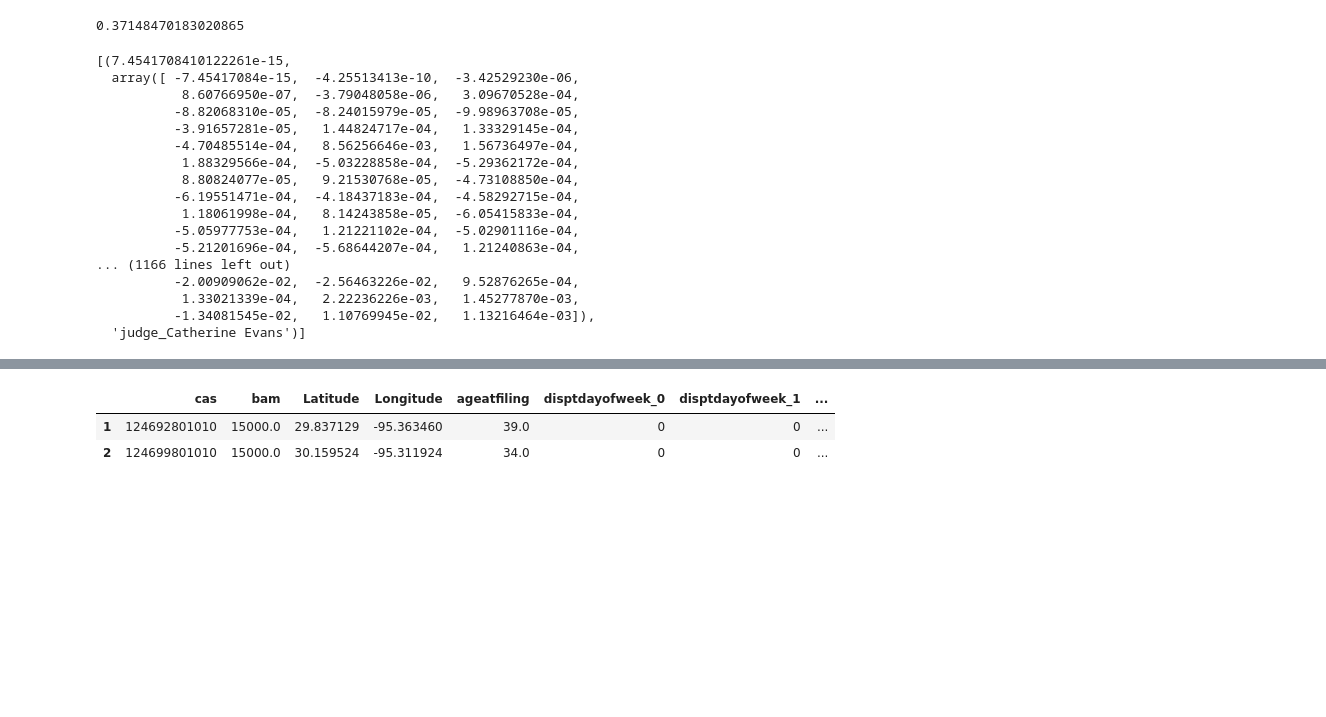
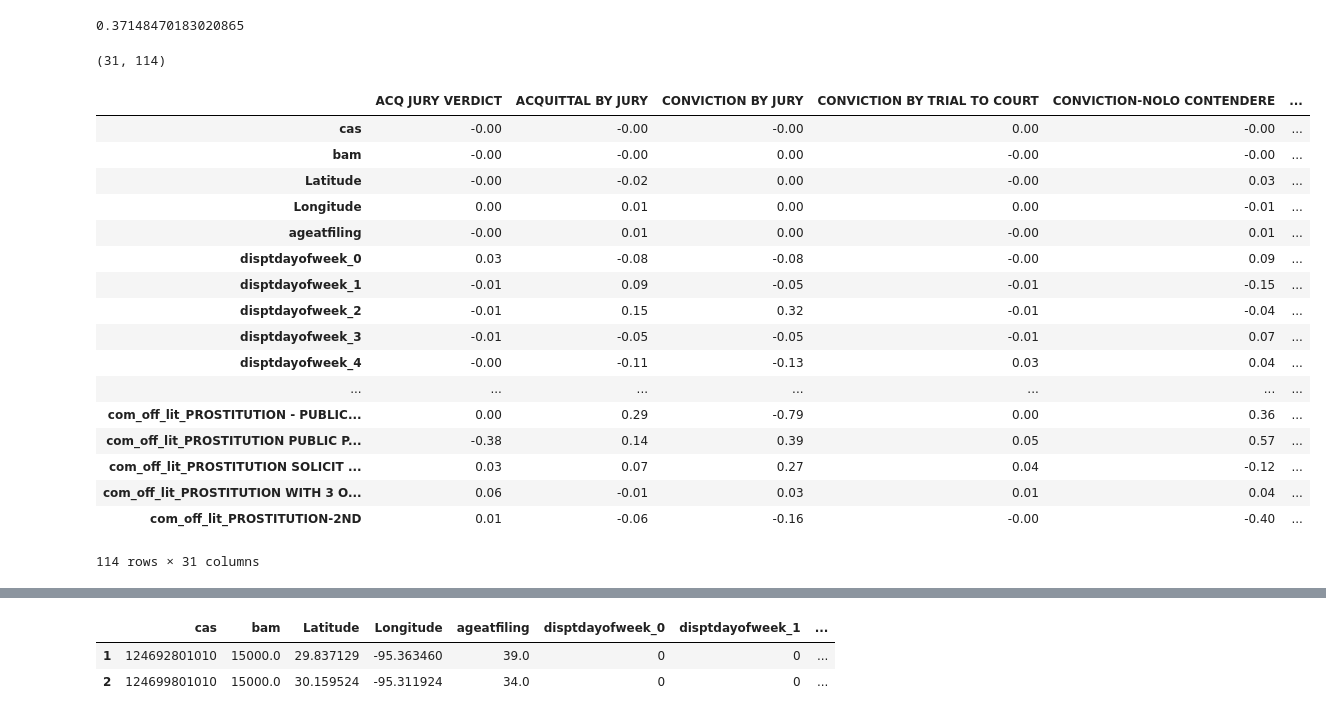
Before and after one commit to circushaase/harriscriminalcourt, a Jupyter notebook: Prostitution.ipynb, the cells around one changed output, grey strips where cells are left out. Saved outputs shown, nothing was run; the diff lists cells and outputs as text; code cells hidden in the pictures; blank space fills up the shorter version.

Commit message:
Update notebook with coef df

```diff
--- a/Prostitution.ipynb
+++ b/Prostitution.ipynb
@@ -172,23 +172,33 @@ reg.score(X_train, y_train)
 reg.score(X_test, y_test)
 # %% [output]
 0.37148470183020865
+# %%
+reg.coef_.shape
+# %% [output]
+(31, 114)
 # %%
-sorted(zip(np.abs(reg.coef_.ravel()), reg.coef_, X_train.columns))
+#pd.DataFrame(sorted(zip(np.abs(reg.coef_.ravel()), reg.coef_.ravel(), X_train.columns), reverse=True)).round(3)*100
-# %% [output]
-[(7.4541708410122261e-15,
-  array([ -7.45417084e-15,  -4.25513413e-10,  -3.42529230e-06,
-           8.60766950e-07,  -3.79048058e-06,   3.09670528e-04,
-          -8.82068310e-05,  -8.24015979e-05,  -9.98963708e-05,
-          -3.91657281e-05,   1.44824717e-04,   1.33329145e-04,
-          -4.70485514e-04,   8.56256646e-03,   1.56736497e-04,
-           1.88329566e-04,  -5.03228858e-04,  -5.29362172e-04,
-           8.80824077e-05,   9.21530768e-05,  -4.73108850e-04,
-          -6.19551471e-04,  -4.18437183e-04,  -4.58292715e-04,
-           1.18061998e-04,   8.14243858e-05,  -6.05415833e-04,
-          -5.05977753e-04,   1.21221102e-04,  -5.02901116e-04,
-          -5.21201696e-04,  -5.68644207e-04,   1.21240863e-04,
-... (1166 lines left out)
-          -2.00909062e-02,  -2.56463226e-02,   9.52876265e-04,
-           1.33021339e-04,   2.22236226e-03,   1.45277870e-03,
-          -1.34081545e-02,   1.10769945e-02,   1.13216464e-03]),
-  'judge_Catherine Evans')]
+# %%
+df =pd.DataFrame(reg.coef_, columns = X_train.columns, index=y_train.columns).round(4)*100
+# %%
+df = df.T
+df
+# %% [output]
+|  | ACQ JURY VERDICT | ACQUITTAL BY JURY | CONVICTION BY JURY | CONVICTION BY TRIAL TO COURT | CONVICTION-NOLO CONTENDERE | ... |
+| cas | -0.00 | -0.00 | -0.00 | 0.00 | -0.00 | ... |
+| bam | -0.00 | -0.00 | 0.00 | -0.00 | -0.00 | ... |
+| Latitude | -0.00 | -0.02 | 0.00 | -0.00 | 0.03 | ... |
+| Longitude | 0.00 | 0.01 | 0.00 | 0.00 | -0.01 | ... |
+| ageatfiling | -0.00 | 0.01 | 0.00 | -0.00 | 0.01 | ... |
+| disptdayofweek_0 | 0.03 | -0.08 | -0.08 | -0.00 | 0.09 | ... |
+| disptdayofweek_1 | -0.01 | 0.09 | -0.05 | -0.01 | -0.15 | ... |
+| disptdayofweek_2 | -0.01 | 0.15 | 0.32 | -0.01 | -0.04 | ... |
+| disptdayofweek_3 | -0.01 | -0.05 | -0.05 | -0.01 | 0.07 | ... |
+| disptdayofweek_4 | -0.00 | -0.11 | -0.13 | 0.03 | 0.04 | ... |
+| ... | ... | ... | ... | ... | ... | ... |
+| com_off_lit_PROSTITUTION - PUBLIC... | 0.00 | 0.29 | -0.79 | 0.00 | 0.36 | ... |
+| com_off_lit_PROSTITUTION PUBLIC P... | -0.38 | 0.14 | 0.39 | 0.05 | 0.57 | ... |
+| com_off_lit_PROSTITUTION SOLICIT ... | 0.03 | 0.07 | 0.27 | 0.04 | -0.12 | ... |
+| com_off_lit_PROSTITUTION WITH 3 O... | 0.06 | -0.01 | 0.03 | 0.01 | 0.04 | ... |
+| com_off_lit_PROSTITUTION-2ND | 0.01 | -0.06 | -0.16 | -0.00 | -0.40 | ... |
+114 rows × 31 columns
```
Also changed, not shown: parts of 1 cell of this notebook.
